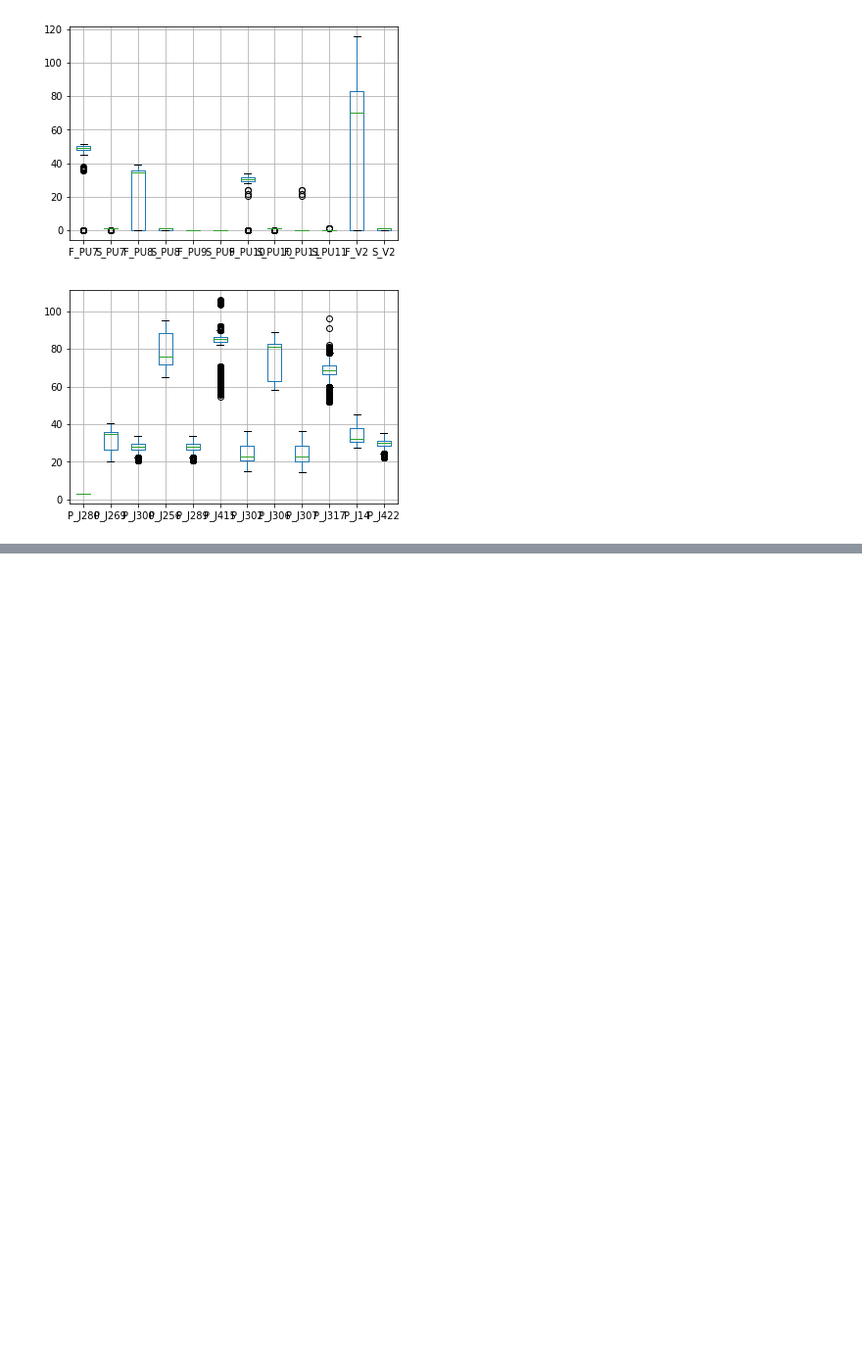
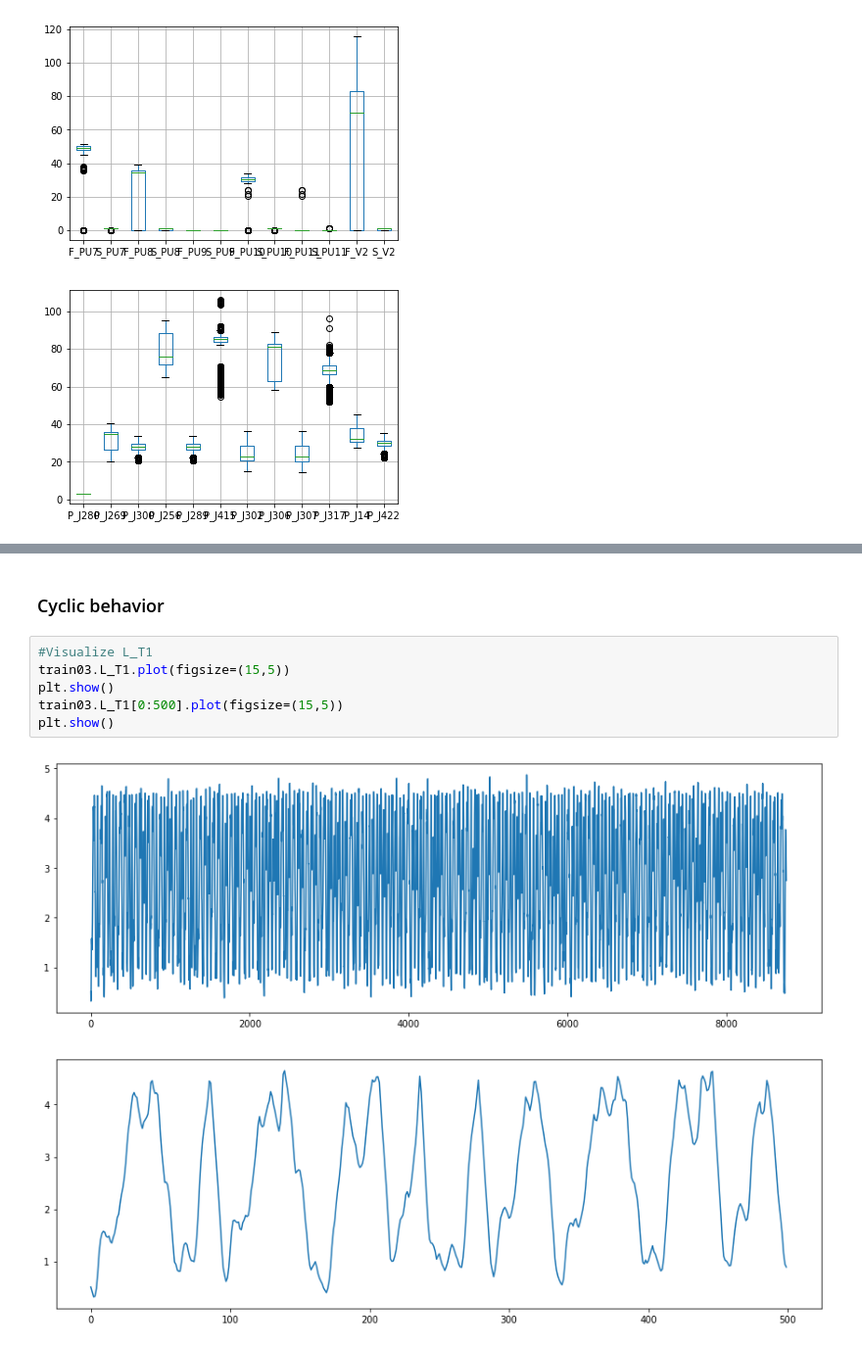
Before and after one commit to ZincW/CDA_Lab_Group6, a Jupyter notebook: Lab2- Anomaly Detection/FamilarizationPart.ipynb, the cells around one changed output, grey strips where cells are left out. Shown at 98% size. Cells and saved outputs as stored; diff of their text form; blank space fills up the shorter version.

```diff
--- a/Lab2- Anomaly Detection/FamilarizationPart.ipynb
+++ b/Lab2- Anomaly Detection/FamilarizationPart.ipynb
@@ -63,0 +212,11 @@ plt.show()
+# %% [markdown]
+### Cyclic behavior
+# %%
+#Visualize L_T1
+train03.L_T1.plot(figsize=(15,5))
+plt.show()
+train03.L_T1[0:500].plot(figsize=(15,5))
+plt.show()
+# %% [output]
+[figure, added]
+[figure, added]
```
Also changed, not shown: parts of 13 cells of this notebook, 6 other files.
